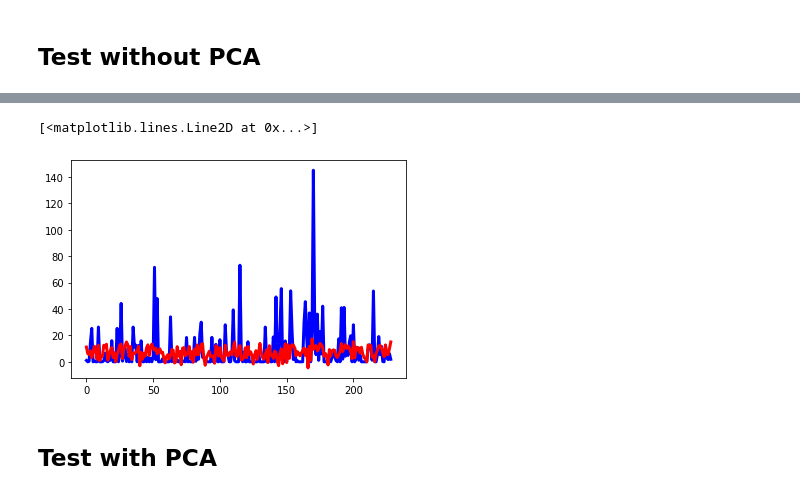
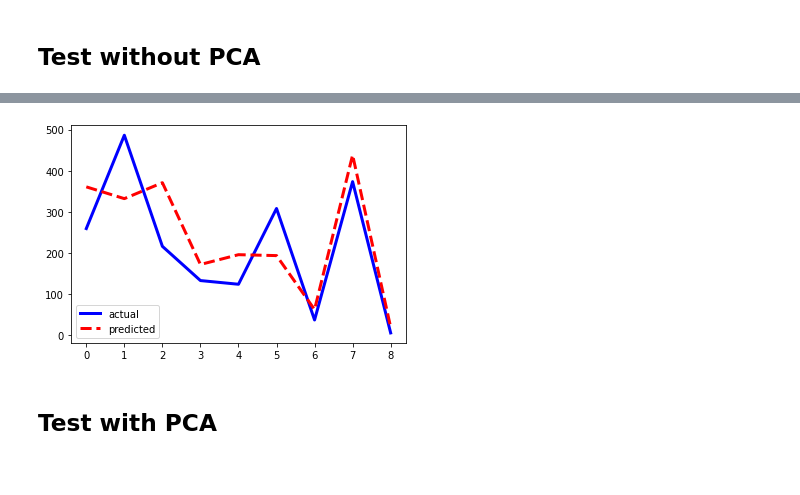
Before and after one commit to rachyharkov/pca-climate-data, a Jupyter notebook: notebook.ipynb, the cells around one changed output, grey strips where cells are left out. Drawn from its saved outputs; the diff is of its cells as text; code cells hidden in the pictures.

```diff
--- a/notebook.ipynb
+++ b/notebook.ipynb
@@ -197,4 +122,0 @@ df_discreted
-# %%
-# copy df_discreted['extreme'] to df on right side as new column as number
-df['extreme'] = df_discreted['extreme'].values
-df
@@ -220,0 +123,16 @@ See the caveats in the documentation: https://pandas.pydata.org/pandas-docs/stab
+# %%
+df_mean = pd.DataFrame()
+df_mean['Tn'] = df.Tn.resample('M').mean().ffill()
+df_mean['Tx'] = df.Tx.resample('M').mean().ffill()
+df_mean['Tavg'] = df.Tavg.resample('M').mean().ffill()
+df_mean['RH_avg'] = df.RH_avg.resample('M').mean().ffill()
+df_mean['RR'] = df.RR.resample('M').sum().ffill()
+df_mean['ss'] = df.ss.resample('M').mean().ffill()
+df_mean['ff_x'] = df.ff_x.resample('M').mean().ffill()
+df_mean['ddd_x'] = df.ddd_x.resample('M').mean().ffill()
+df_mean['ff_avg'] = df.ff_avg.resample('M').mean().ffill()
+df_mean['ddd_car'] = df.ddd_car.resample('M').apply(lambda x: x.value_counts().index[0]).ffill()
+df_mean
+# df_mean.tail(5)
+
+# print(df_mean.shape)
@@ -222,6 +159,6 @@ See the caveats in the documentation: https://pandas.pydata.org/pandas-docs/stab
 # labelling using sklearn on column ff_avg
 from sklearn.preprocessing import LabelEncoder
 le = LabelEncoder()
-df['ddd_car'] = le.fit_transform(df['ddd_car'])
-df
+df_mean['ddd_car'] = le.fit_transform(df_mean['ddd_car'])
+df_mean
 # %% [output]
@@ -247,8 +198,8 @@ See the caveats in the documentation: https://pandas.pydata.org/pandas-docs/stab
 # %% [markdown]
 ## Split to X and y
 # %%
-X = df.drop(['RR'], axis=1)
-y = df['RR']
+X = df_mean.drop(['RR'], axis=1)
+y = df_mean['RR']
 
 y
 # %% [output]
@@ -321,11 +280,12 @@ Coefficient of determination: 0.07
 # %%
 # Plot outputs
 import matplotlib.pyplot as plt
 
 # plot y_test as line and disable index
 plt.plot(y_test.values, color='blue', linewidth=3)
 # plot y_pred as line and disable index
-plt.plot(y_pred, color='red', linewidth=3)
+plt.plot(y_pred, color='red', linewidth=3, linestyle='dashed')
+plt.legend(['actual', 'predicted'])
+plt.show()
 # %% [output]
-[<matplotlib.lines.Line2D at 0x...>]
-[figure, old version]
+[figure, new version]
```
Also changed, not shown: parts of 22 cells of this notebook, 1 other file.
